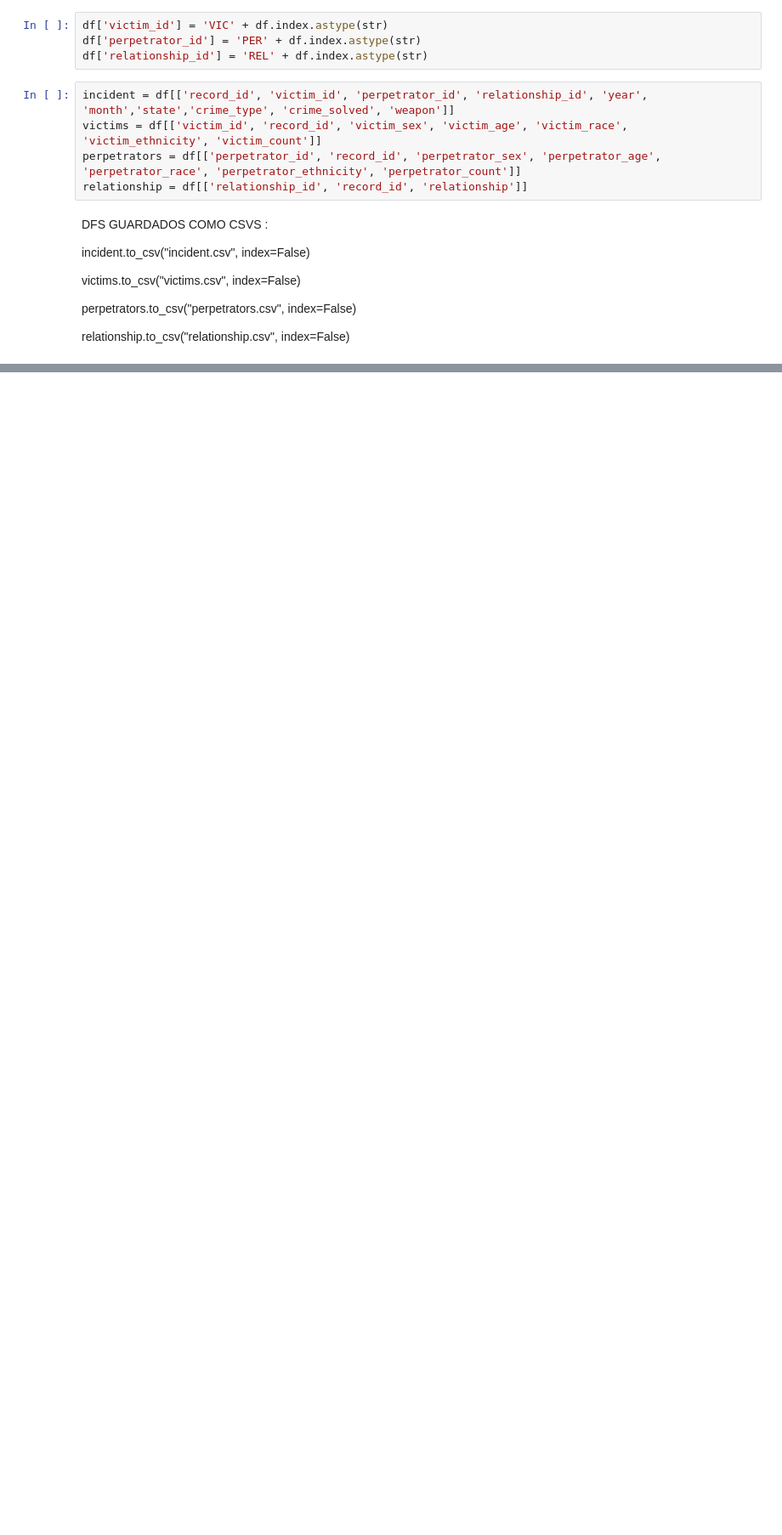
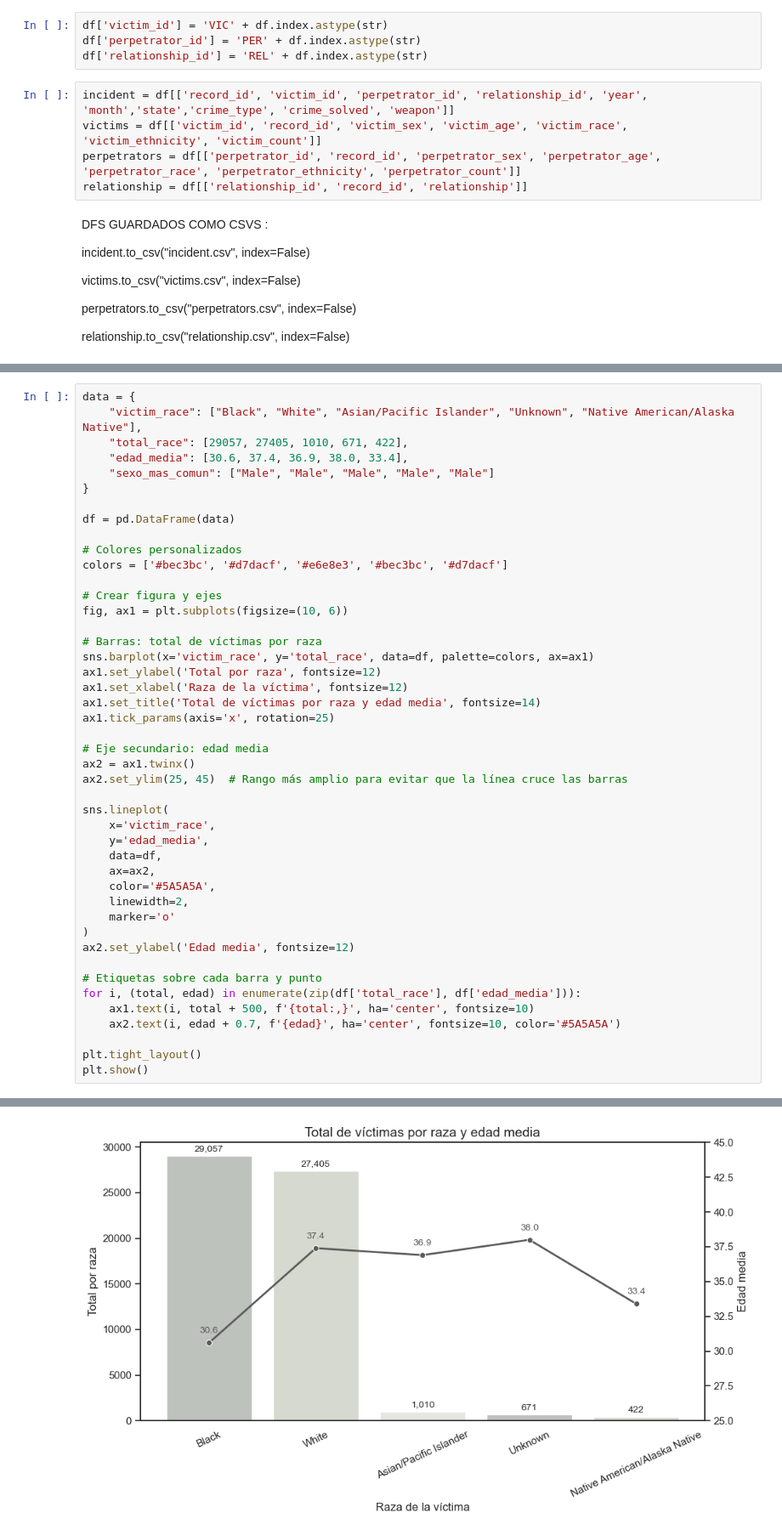
Before and after one commit to luciaruizfraile/deadly_patterns, a Jupyter notebook: deadly_patterns.ipynb, the cells around one changed output, grey strips where cells are left out. Shown at 85% size. Cells and saved outputs as stored; diff of their text form; blank space fills up the shorter version.

```diff
--- a/deadly_patterns.ipynb
+++ b/deadly_patterns.ipynb
@@ -163,0 +350,46 @@ relationship.to_csv("relationship.csv", index=False)
+# %%
+data = {
+    "victim_race": ["Black", "White", "Asian/Pacific Islander", "Unknown", "Native American/Alaska Native"],
+    "total_race": [29057, 27405, 1010, 671, 422],
+    "edad_media": [30.6, 37.4, 36.9, 38.0, 33.4],
+    "sexo_mas_comun": ["Male", "Male", "Male", "Male", "Male"]
+}
+
+df = pd.DataFrame(data)
+
+# Colores personalizados
+colors = ['#bec3bc', '#d7dacf', '#e6e8e3', '#bec3bc', '#d7dacf']
+
+# Crear figura y ejes
+fig, ax1 = plt.subplots(figsize=(10, 6))
+
+# Barras: total de víctimas por raza
+sns.barplot(x='victim_race', y='total_race', data=df, palette=colors, ax=ax1)
+ax1.set_ylabel('Total por raza', fontsize=12)
+ax1.set_xlabel('Raza de la víctima', fontsize=12)
+ax1.set_title('Total de víctimas por raza y edad media', fontsize=14)
+ax1.tick_params(axis='x', rotation=25)
+
+# Eje secundario: edad media
+ax2 = ax1.twinx()
+ax2.set_ylim(25, 45)  # Rango más amplio para evitar que la línea cruce las barras
+
+sns.lineplot(
+    x='victim_race',
+    y='edad_media',
+    data=df,
+    ax=ax2,
+    color='#5A5A5A',
+    linewidth=2,
+    marker='o'
+)
+ax2.set_ylabel('Edad media', fontsize=12)
+
+# Etiquetas sobre cada barra y punto
+for i, (total, edad) in enumerate(zip(df['total_race'], df['edad_media'])):
+    ax1.text(i, total + 500, f'{total:,}', ha='center', fontsize=10)
+    ax2.text(i, edad + 0.7, f'{edad}', ha='center', fontsize=10, color='#5A5A5A')
+
+plt.tight_layout()
+plt.show()
+# %% [output]
@@ -163,0 +399 @@ relationship.to_csv("relationship.csv", index=False)
+[figure, added]
```
Also changed, not shown: parts of 42 cells of this notebook.
